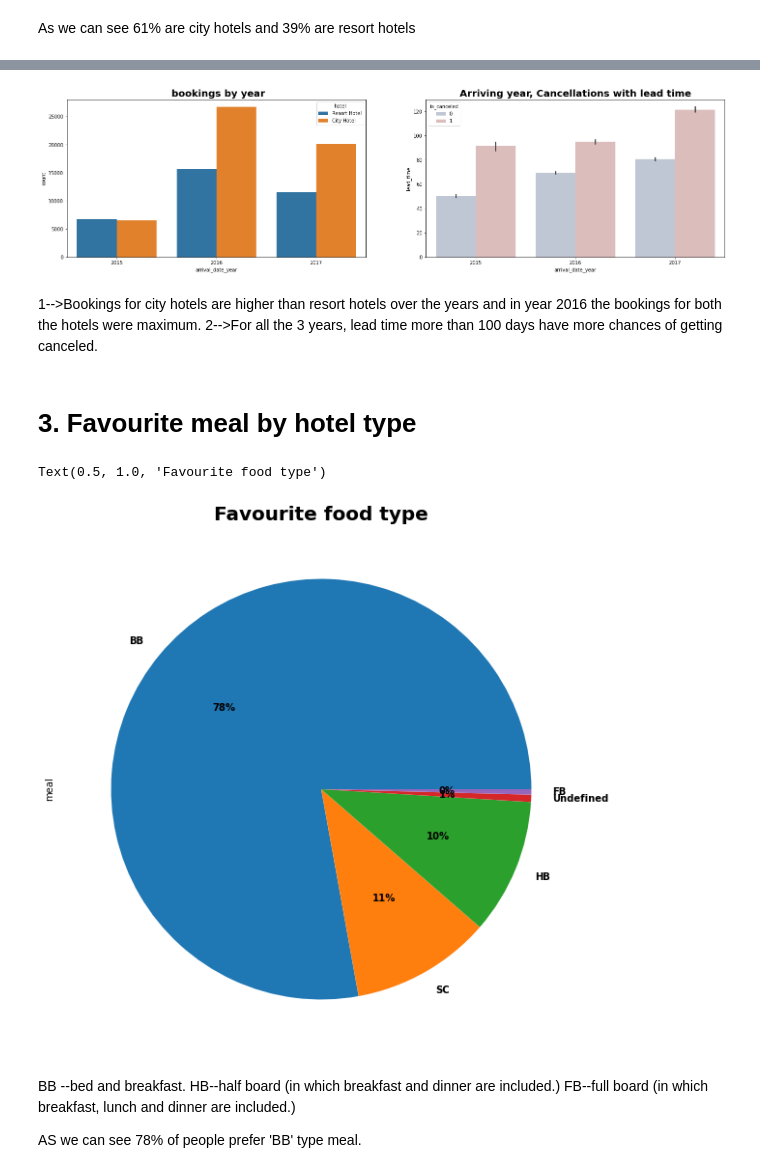
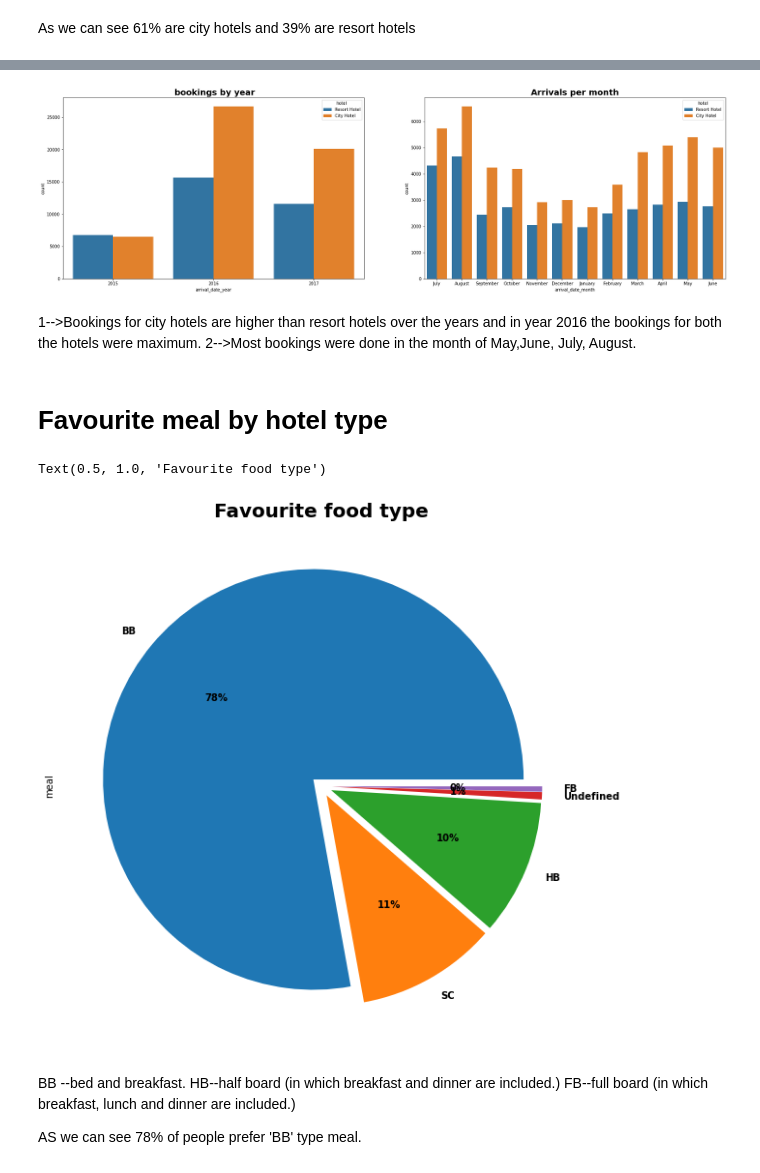
Before and after one commit to ShubhKjoshi/EDA_Hotel_booking_Analysis, a Jupyter notebook: Hotel_Booking_Analysis_Capstone_Project.ipynb, the cells around one changed output, grey strips where cells are left out. Saved outputs shown, nothing was run; the diff lists cells and outputs as text; code cells hidden in the pictures.

```diff
--- a/Hotel_Booking_Analysis_Capstone_Project.ipynb
+++ b/Hotel_Booking_Analysis_Capstone_Project.ipynb
@@ -199,5 +199,5 @@ Hotel_df.drop(Hotel_df[Hotel_df.adults + Hotel_df.babies + Hotel_df.children ==
 # %% [markdown]
 Adding somw new columns ....
 # %%
-Hotel_df.Total_members = Hotel_df.adults + Hotel_df.children + Hotel_df.babies     #creating new columns...........
-Hotel_df.Full_stay = Hotel_df.stays_in_weekend_nights + Hotel_df.stays_in_week_nights
+Hotel_df['Total_members'] = Hotel_df.adults + Hotel_df.children + Hotel_df.babies     #creating new columns...........
+Hotel_df['Full_stay'] = Hotel_df.stays_in_weekend_nights + Hotel_df.stays_in_week_nights
@@ -203,0 +233,2 @@ Hotel_df.Full_stay = Hotel_df.stays_in_weekend_nights + Hotel_df.stays_in_week_n
+# %%
+Hotel_df.drop(Hotel_df[Hotel_df['Average_daily_rate'] > 5000].index, inplace = True) # Removing all values > 5000
@@ -225,25 +311,25 @@ As we can see 61% are city hotels and 39% are resort hotels
 # %%
-plt.figure(figsize = (12,6))
+plt.figure(figsize = (15,8))
 plt.subplot(1,2,1 )
 sns.countplot(x= 'arrival_date_year', data= Hotel_df, hue= 'hotel').set_title (' bookings by year',fontweight="bold", size=20)
 plt.subplot(1,2,2)
-sns.barplot(x='arrival_date_year', y='lead_time',hue='is_canceled', data= Hotel_df, palette='vlag')
-plt.title('Arriving year, Cancellations with lead time',fontweight="bold", size=20)
-plt.subplots_adjust(right=1.7)
+sns.countplot(data = Hotel_df, x = 'arrival_date_month',hue ='hotel')
+plt.title('Arrivals per month',fontweight="bold", size=20)
+plt.subplots_adjust(right=1.6)
 # %% [output]
-[figure, old version]
+[figure, new version]
 # %% [markdown]
 1-->Bookings for city hotels are higher than resort hotels over the years and  in year 2016 the bookings for both the hotels were maximum.
-2-->For all the 3 years, lead time more than 100 days have more chances of getting canceled.
+2-->Most bookings were done in the month of May,June, July, August.
 # %% [markdown]
-# 3. Favourite meal by hotel type
+# Favourite meal by hotel type
 # %%
 meal_typ =Hotel_df['meal'].value_counts()
-Food_type_ratio = meal_typ.plot.pie(autopct='%1.0f%%',textprops={'weight': 'bold'},figsize =(10,10))
+Food_type_ratio = meal_typ.plot.pie(autopct='%1.0f%%',textprops={'weight': 'bold'},figsize =(10,10),explode = [0.05,0.05,0.05,0.05,0.05])
 plt.title('Favourite food type',fontweight="bold", size=20)
 # %% [output]
 Text(0.5, 1.0, 'Favourite food type')
-[figure, old version]
+[figure, new version]
 # %% [markdown]
 BB --bed and breakfast. HB--half board (in which breakfast and dinner are included.) FB--full board (in which breakfast, lunch and dinner are included.)
 
```
Also changed, not shown: parts of 30 cells of this notebook.
